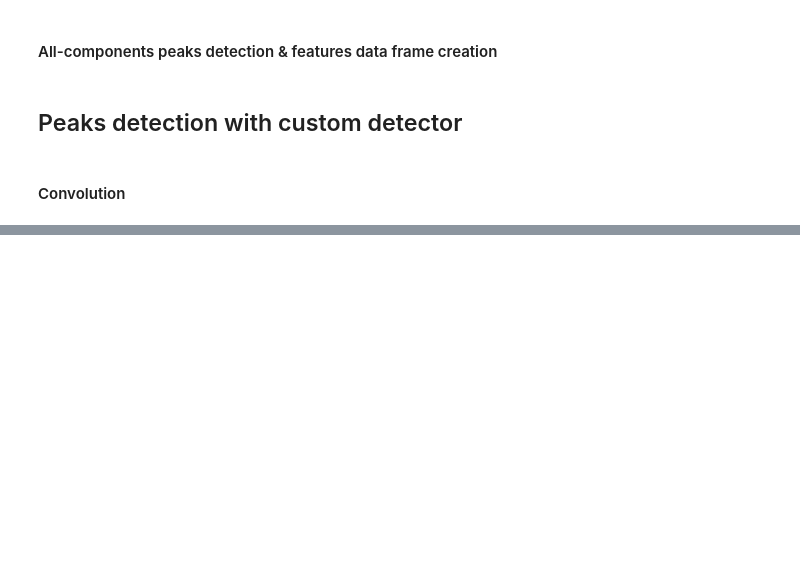
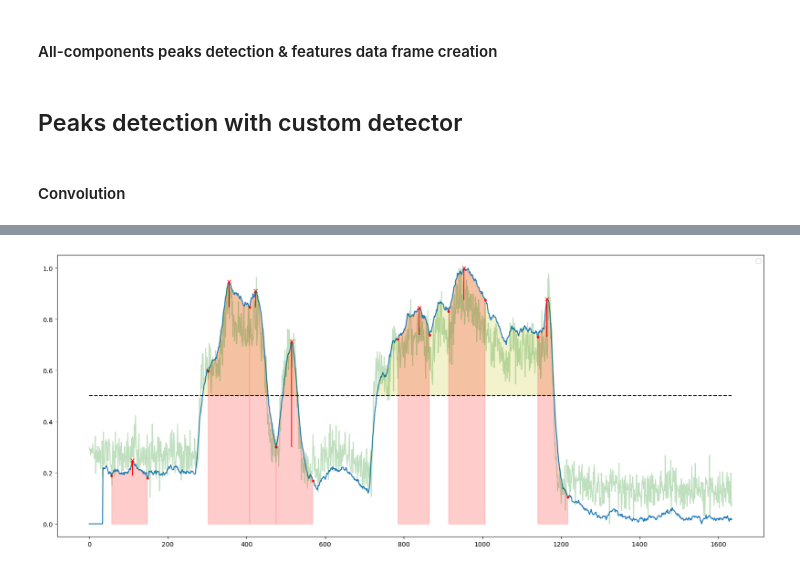
Before and after one commit to wisstock/microca, a Jupyter notebook: demo_peak_det.ipynb, the cells around one changed output, grey strips where cells are left out. Saved outputs shown, nothing was run; the diff lists cells and outputs as text; code cells hidden in the pictures; blank space fills up the shorter version.

```diff
--- a/demo_peak_det.ipynb
+++ b/demo_peak_det.ipynb
@@ -300,15 +277,37 @@ plt.show()
 # %%
-one_comp_profile = norm_profiles[2]
+# kernek section
+x = np.linspace(0, 10, 100)
 
-prof = one_comp_profile[1]
+# exp kernel
+y = 1 / np.exp(np.linspace(0, 9, 90))
+y = np.concatenate([np.zeros(10), y])
+
+tau = 0.75
+y_1 = 1 / np.exp(np.linspace(0, 9, 90) * tau)
+y_1 = np.concatenate([np.zeros(10), y_1])
+
+# square kernel
+y_2 = np.zeros(100)
+y_2[10:60] = 1
+
+# kernel plot
+plt.plot(x, y, color='b', alpha=.5, label='tau=1')
+plt.plot(x, y_1, color='r', alpha=.5, label=f'tau={tau}')
+plt.legend()
+plt.show()
 
 
-conv = ndimage.convolve1d(prof, y)
+# conv section
+one_comp_profile = norm_profiles[3]
+prof = one_comp_profile[0]
+
+
+conv_raw = ndimage.convolve1d(prof, y_1)
 conv_1 = ndimage.convolve1d(prof, y_1)
 
 # scaling 0-1
-prog = preprocessing.minmax_scale(prof)
-conv = preprocessing.minmax_scale(conv)
+prof = preprocessing.minmax_scale(prof)
+conv = preprocessing.minmax_scale(conv_raw)
 
 # convolved vector shift compensation
 prof_max = np.argmax(prof[:int(prof.shape[0]/4)])
@@ -316,10 +315,67 @@ conv_max = np.argmax(conv[:int(conv.shape[0]/4)])
 conv_shift = prof_max - conv_max
 conv = np.concatenate([np.zeros(conv_shift), conv[:-conv_shift]])
 
-plt.figure(figsize=(20, 8))
-plt.plot(prof, color='b', alpha=.25, label='raw')
-plt.plot(conv, color='r', alpha=.5, label='tau=1')
+# # conv plot
+# plt.figure(figsize=(20, 8))
+# plt.plot(prof, color='b', alpha=.25, label='raw')
+# plt.plot(conv, color='r', alpha=.75, label='tau=1')
 
-plt.legend()
-plt.show()
+# plt.legend()
+# plt.show()
+
+
+# detection
+peaks, properties = signal.find_peaks(conv,
+                                      height=None,
+                                      threshold=None,
+                                      distance=min_distance_frames,
+                                      wlen=100,
+                                      prominence=0.05,
+                                      rel_height=0.5,
+                                      width=width_frames)
+
+# print(properties)
+
+prof_prom = signal.peak_prominences(prof, peaks=peaks, wlen=800)
+
+print(properties)
+print(prof_prom[0])
+
+def prof_peaks_plot(input_profile, peaks_i, peaks_prop, x_time=None, add_profile=None):
+    """ SciPy find_peaks results for individual profile plotting,
+    for 0-1 range scaling profile only
+
+    """
+    # features calc
+    prom = peaks_prop['prominences']
+    prom_h = input_profile[peaks_i] - prom
+    width_w = np.sort(np.asarray([*peaks_prop['left_bases'], *peaks_prop['right_bases']], dtype=int))
+    width_pairs =  np.asarray(list(zip(peaks_prop['left_bases'], peaks_prop['right_bases'])), dtype=int)
+    if x_time is None:
+        x_time = np.linspace(0, input_profile.shape[0], input_profile.shape[0])
+
+    # plotting
+    plt.figure(figsize=(20, 8))
+    plt.plot(x_time, input_profile)
+    plt.plot(x_time[peaks_i], input_profile[peaks_i], 'x', color='red')
+    plt.plot(x_time[width_w], input_profile[width_w], '.', color='red')
+    plt.vlines(x=x_time[peaks_i], ymin=prom_h, ymax=input_profile[peaks_i], color='red')
+    plt.hlines(y=.5, xmin=0, xmax=np.max(x_time), linestyles='--', color='k')
+    plt.fill_between(x=x_time,
+                     y1=input_profile,
+                     y2=.5,
+                     color='y',
+                     alpha=.2,
+                     where=input_profile>=.5)
+    for peak_width in width_pairs:
+        plt.fill_between(x= x_time[peak_width[0]:peak_width[1]],
+                         y1= input_profile[peak_width[0]:peak_width[1]],
+                         color= "red",
+                         alpha= 0.2)
+    if add_profile is not None:
+        plt.plot(x_time, add_profile, color='g', alpha=.25)
+    plt.legend()
+    plt.show()
+
+prof_peaks_plot(input_profile=conv, peaks_i=peaks, peaks_prop=properties, x_time=time_line, add_profile=prof)
 # %% [output]
@@ -326,0 +394 @@ plt.show()
+[figure, added]
```
Also changed, not shown: parts of 5 cells of this notebook.
